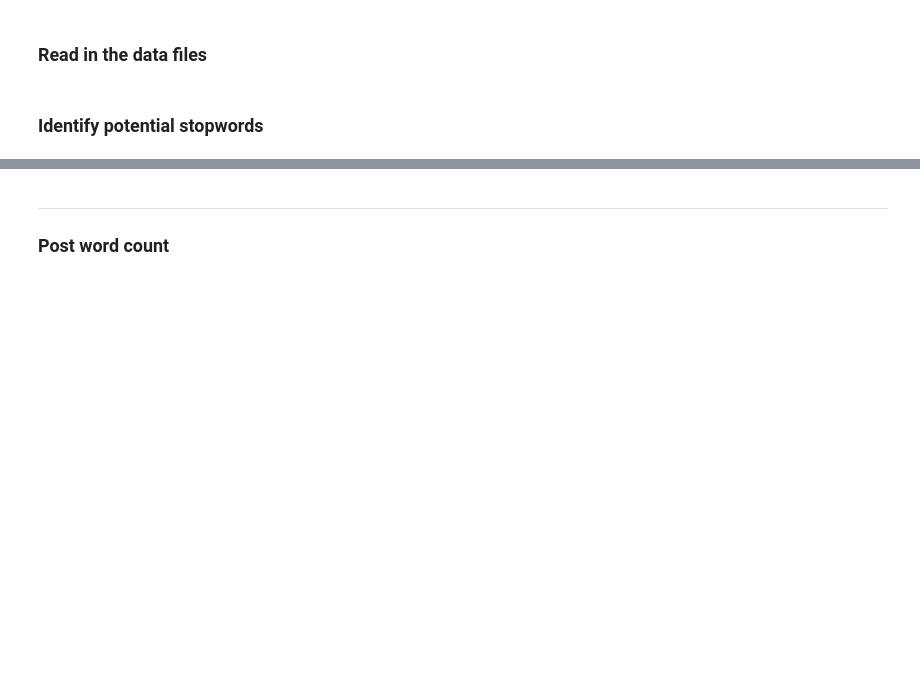
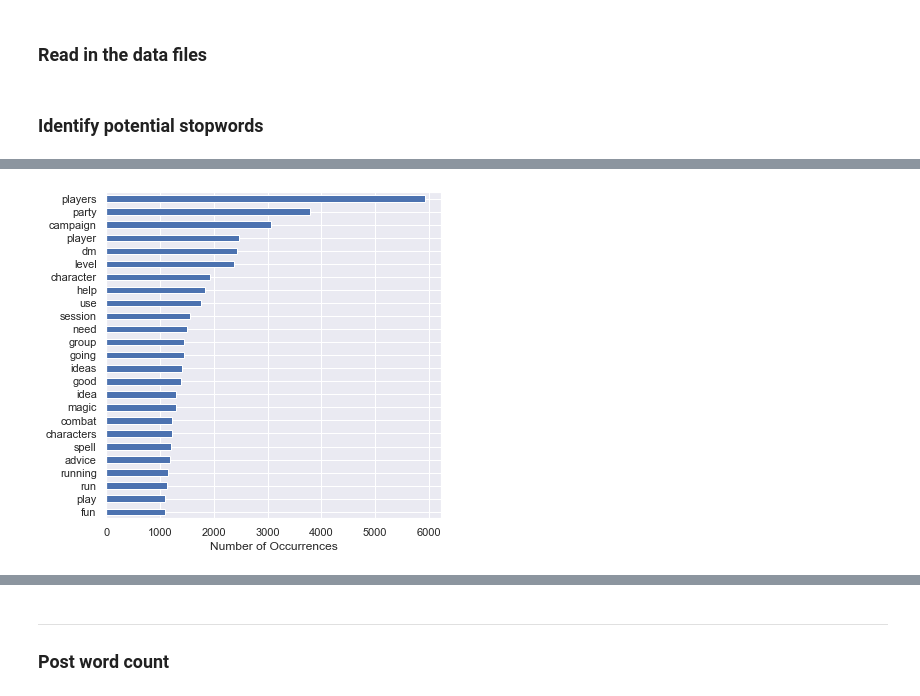
Before and after one commit to dgumustel/nlp_predictive_models, a Jupyter notebook: notebooks/03_EDA.ipynb, the cells around one changed output, grey strips where cells are left out. Cells and saved outputs as stored; diff of their text form; code cells hidden in the pictures; blank space fills up the shorter version.

```diff
--- a/notebooks/03_EDA.ipynb
+++ b/notebooks/03_EDA.ipynb
@@ -58,0 +78,21 @@ Game, players, time, enemies, and world are a few words that we might consider a
+# %%
+custom_words = ['like', 'just', 've', 'don', 'll', 'game', 'games', 'a', 'b', 'c', 'd',
+                'e', 'f', 'g', 'h', 'i', 'j', 'k', 'l', 'm', 'n', 'o', 'p', 'q', 'r',
+                's', 't', 'u', 'v', 'w', 'x', 'y', 'z', 'know', 'really', 'new', 'think',
+               'things', 'want', 'make', 'way', 'feel', 'world', 'time']
+# %%
+stop_words = text.ENGLISH_STOP_WORDS.union(custom_words)
+# %%
+cvec1 = CountVectorizer(stop_words=stop_words)
+dm_text_cv = cvec1.fit_transform(dm_text)
+cvec2 = CountVectorizer(stop_words=stop_words)
+zelda_text_cv = cvec2.fit_transform(zelda_text)
+# %%
+dm_text_df = pd.DataFrame(dm_text_cv.todense(), columns = cvec1.get_feature_names())
+plt.figure(figsize=(6,6))
+# plot top occuring words
+dm_text_df.sum().sort_values(ascending=False).head(25).plot(kind='barh');
+plt.xlabel('Number of Occurrences')
+plt.gca().invert_yaxis()
+# %% [output]
+[figure, added]
```
Also changed, not shown: parts of 49 cells of this notebook, 6 other files.
